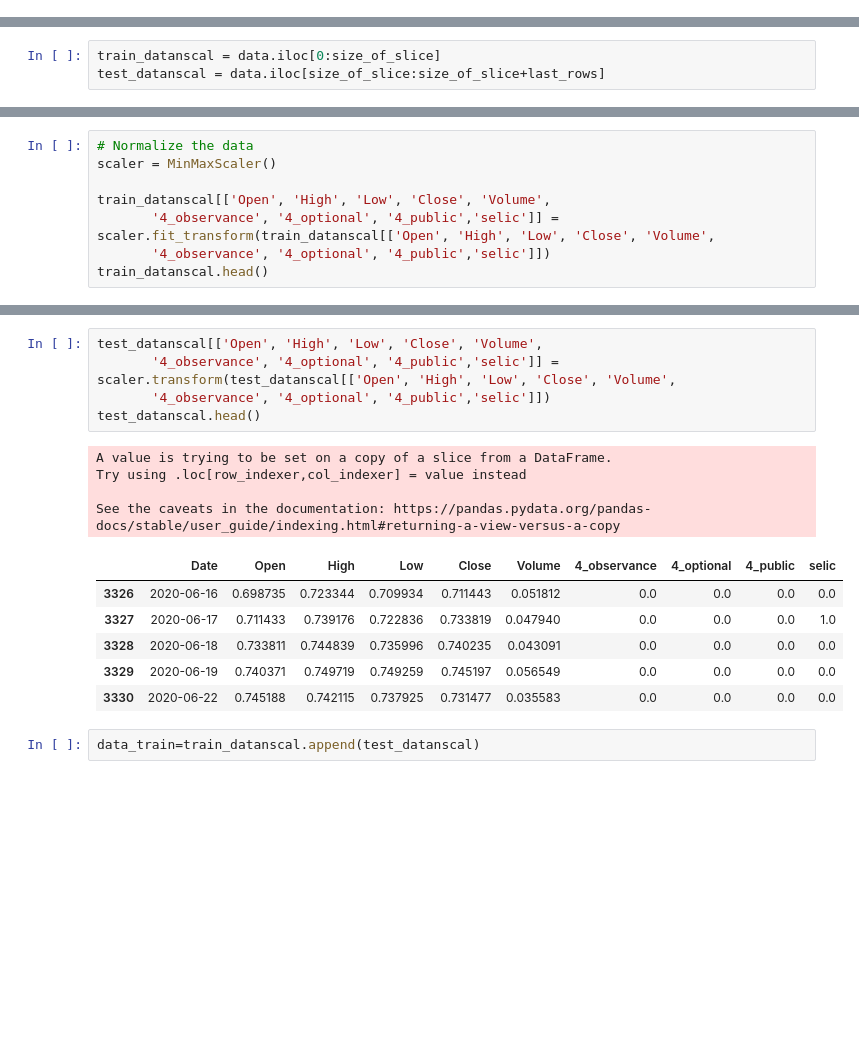
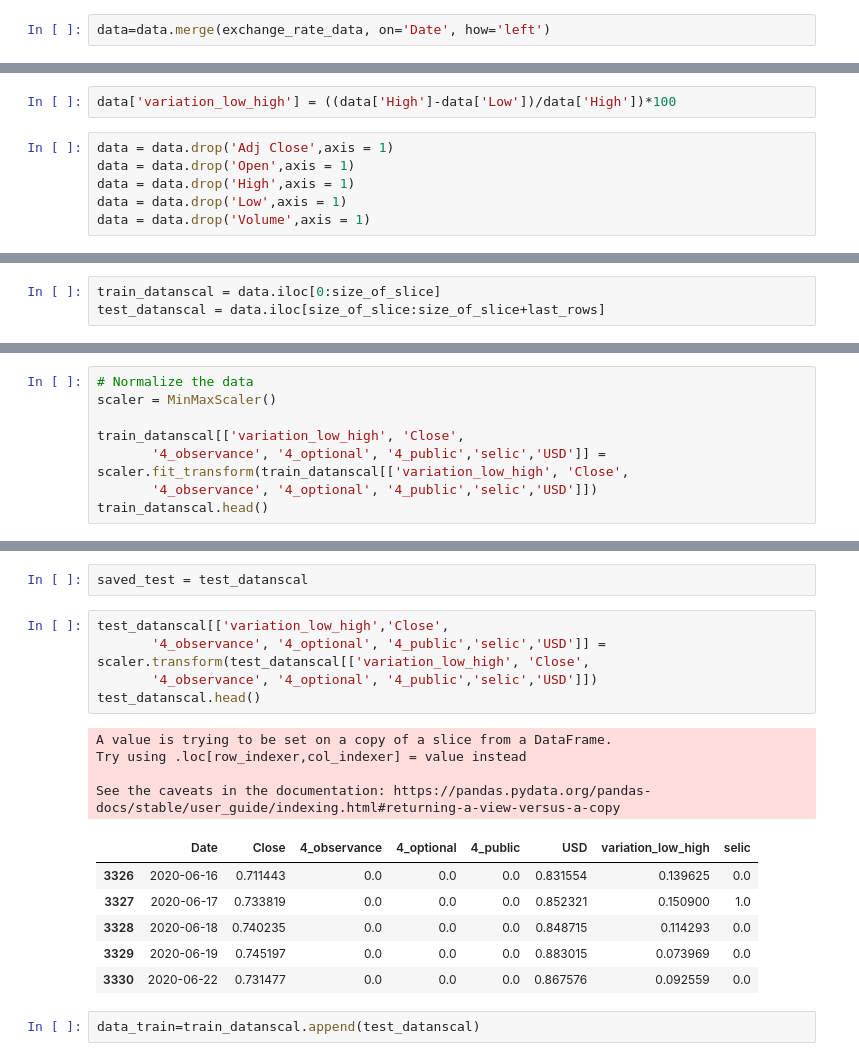
Before and after one commit to marreapato/Forecasting_Paper_XAI, a Jupyter notebook: stocks_type_lags/MultivariateStocks_Baseline_Com_Lags_tryingshaplime.ipynb, the cells around one changed output, grey strips where cells are left out. Drawn from its saved outputs; the diff is of its cells as text; blank space fills up the shorter version.

```diff
--- a/stocks_type_lags/MultivariateStocks_Baseline_Com_Lags_tryingshaplime.ipynb
+++ b/stocks_type_lags/MultivariateStocks_Baseline_Com_Lags_tryingshaplime.ipynb
@@ -91,0 +122,2 @@ data = data.drop('Adj Close',axis = 1)
+# %%
+data=data.merge(exchange_rate_data, on='Date', how='left')
@@ -92,3 +140,11 @@ data = data.drop('Adj Close',axis = 1)
+# %%
+data['variation_low_high'] = ((data['High']-data['Low'])/data['High'])*100
+# %%
+data = data.drop('Adj Close',axis = 1)
+data = data.drop('Open',axis = 1)
+data = data.drop('High',axis = 1)
+data = data.drop('Low',axis = 1)
+data = data.drop('Volume',axis = 1)
 # %%
 sheet_id = "19Qm-gxnILXY8QTBASGfwfxp6NsLMOLuEIVmJbQJF8r4"
 sheet_name = "Selic"
@@ -196,9 +252,9 @@ Index(['Date', 'Open', 'High', 'Low', 'Close', 'Volume', '4_observance',
 # Normalize the data
 scaler = MinMaxScaler()
 
-train_datanscal[['Open', 'High', 'Low', 'Close', 'Volume',
-       '4_observance', '4_optional', '4_public','selic']] = scaler.fit_transform(train_datanscal[['Open', 'High', 'Low', 'Close', 'Volume',
-       '4_observance', '4_optional', '4_public','selic']])
+train_datanscal[['variation_low_high', 'Close',
+       '4_observance', '4_optional', '4_public','selic','USD']] = scaler.fit_transform(train_datanscal[['variation_low_high', 'Close',
+       '4_observance', '4_optional', '4_public','selic','USD']])
 train_datanscal.head()
 # %% [output]
 A value is trying to be set on a copy of a slice from a DataFrame.
@@ -214,19 +270,21 @@ See the caveats in the documentation: https://pandas.pydata.org/pandas-docs/stab
+# %%
+saved_test = test_datanscal
 # %%
-test_datanscal[['Open', 'High', 'Low', 'Close', 'Volume',
-       '4_observance', '4_optional', '4_public','selic']] = scaler.transform(test_datanscal[['Open', 'High', 'Low', 'Close', 'Volume',
-       '4_observance', '4_optional', '4_public','selic']])
+test_datanscal[['variation_low_high','Close',
+       '4_observance', '4_optional', '4_public','selic','USD']] = scaler.transform(test_datanscal[['variation_low_high', 'Close',
+       '4_observance', '4_optional', '4_public','selic','USD']])
 test_datanscal.head()
 # %% [output]
 A value is trying to be set on a copy of a slice from a DataFrame.
 Try using .loc[row_indexer,col_indexer] = value instead
 
 See the caveats in the documentation: https://pandas.pydata.org/pandas-docs/stable/user_guide/indexing.html#returning-a-view-versus-a-copy
-|  | Date | Open | High | Low | Close | Volume | 4_observance | 4_optional | 4_public | selic |
-| 3326 | 2020-06-16 | 0.698735 | 0.723344 | 0.709934 | 0.711443 | 0.051812 | 0.0 | 0.0 | 0.0 | 0.0 |
-| 3327 | 2020-06-17 | 0.711433 | 0.739176 | 0.722836 | 0.733819 | 0.047940 | 0.0 | 0.0 | 0.0 | 1.0 |
-| 3328 | 2020-06-18 | 0.733811 | 0.744839 | 0.735996 | 0.740235 | 0.043091 | 0.0 | 0.0 | 0.0 | 0.0 |
-| 3329 | 2020-06-19 | 0.740371 | 0.749719 | 0.749259 | 0.745197 | 0.056549 | 0.0 | 0.0 | 0.0 | 0.0 |
-| 3330 | 2020-06-22 | 0.745188 | 0.742115 | 0.737925 | 0.731477 | 0.035583 | 0.0 | 0.0 | 0.0 | 0.0 |
+|  | Date | Close | 4_observance | 4_optional | 4_public | USD | variation_low_high | selic |
+| 3326 | 2020-06-16 | 0.711443 | 0.0 | 0.0 | 0.0 | 0.831554 | 0.139625 | 0.0 |
+| 3327 | 2020-06-17 | 0.733819 | 0.0 | 0.0 | 0.0 | 0.852321 | 0.150900 | 1.0 |
+| 3328 | 2020-06-18 | 0.740235 | 0.0 | 0.0 | 0.0 | 0.848715 | 0.114293 | 0.0 |
+| 3329 | 2020-06-19 | 0.745197 | 0.0 | 0.0 | 0.0 | 0.883015 | 0.073969 | 0.0 |
+| 3330 | 2020-06-22 | 0.731477 | 0.0 | 0.0 | 0.0 | 0.867576 | 0.092559 | 0.0 |
 # %%
 data_train=train_datanscal.append(test_datanscal)
 # %% [output]
```
Also changed, not shown: parts of 38 cells of this notebook.
